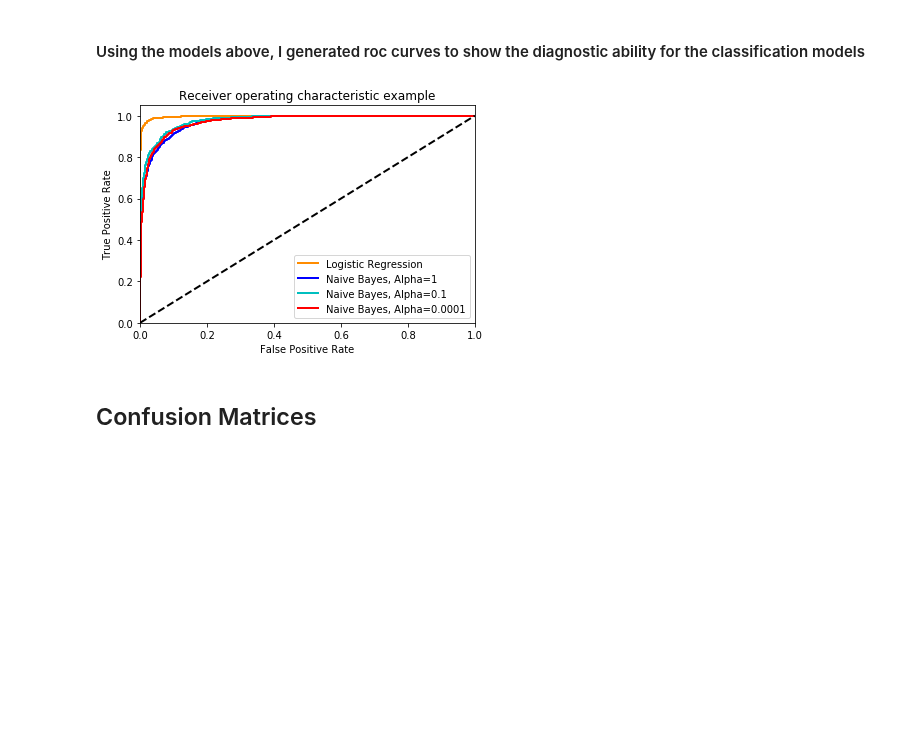
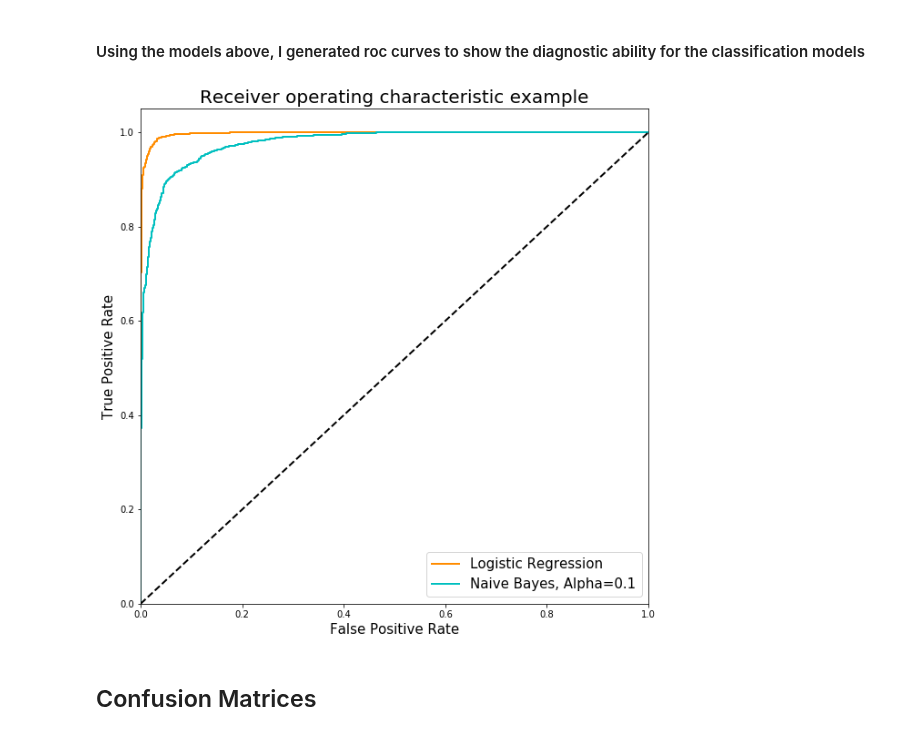
Before and after one commit to johncpolitte/News_or_Satire, a Jupyter notebook: Fresh_notebook_for_cleaning.ipynb, the cells around one changed output. Saved outputs shown, nothing was run; the diff lists cells and outputs as text; code cells hidden in the pictures; blank space fills up the shorter version.

```diff
--- a/Fresh_notebook_for_cleaning.ipynb
+++ b/Fresh_notebook_for_cleaning.ipynb
@@ -130,8 +147,8 @@ print(grid_search_tune.best_estimator_)
 # %% [markdown]
 #### Here I vectorize the the articles using tfidf. A minimum term frequency of 3 and a maximum term frequency of 95% are used. The TfidfVectorizer also normalizes the tfidf. The training data is fit and transformed to the vectorizer to create X_train. The testing data is transformed into X_test
 # %%
-vect = TfidfVectorizer(tokenizer=main_tokenize, max_df=.9)
-# tune min_df and use max_df
+# Grid Search returnded max_df = .9, and min_df = 10
+vect = TfidfVectorizer(tokenizer=main_tokenize, max_df=.9, min_df = 10)
 X_train = vect.fit_transform(docs_train)
 X_test = vect.transform(docs_test)
 # %% [markdown]
@@ -155,14 +176,8 @@ model_performance_score(log_reg, X_test, y_test)
 # %% [markdown]
 ### Naive Bayes Model
 # %%
-#grid search for alpha
+#grid search returned an alpha of 0.01
 
-na_ba_1 = MultinomialNB(alpha=1)
-na_ba_1.fit(X_train, y_train)
-
-na_ba = MultinomialNB(alpha=.1)
+na_ba = MultinomialNB(alpha=.01)
 na_ba.fit(X_train, y_train)
-
-na_ba_0 = MultinomialNB(alpha=.0001)
-na_ba_0.fit(X_train, y_train)
 # %% [output]
@@ -188,34 +199,28 @@ model_performance_score(na_ba_0, X_test, y_test)
 # %%
 roc_log_reg  = roc_curve(y_test, log_reg.predict_proba(X_test)[:,1], pos_label=1)
 
-roc_na_ba_1  = roc_curve(y_test, na_ba_1.predict_proba(X_test)[:,1], pos_label=1)
 roc_na_ba  = roc_curve(y_test, na_ba.predict_proba(X_test)[:,1], pos_label=1)
-roc_na_ba_0  = roc_curve(y_test, na_ba_0.predict_proba(X_test)[:,1], pos_label=1)
 
-
-plt.figure()
+plt.figure(figsize=(10,10))
 lw = 2
 plt.plot(roc_log_reg[0], roc_log_reg[1], color='darkorange',
          lw=lw, label='Logistic Regression')
 
-plt.plot(roc_na_ba_1[0], roc_na_ba_1[1], color='b',
-         lw=lw, label='Naive Bayes, Alpha=1')
 plt.plot(roc_na_ba[0], roc_na_ba[1], color='c',
          lw=lw, label='Naive Bayes, Alpha=0.1')
-plt.plot(roc_na_ba_0[0], roc_na_ba_0[1], color='r',
-         lw=lw, label='Naive Bayes, Alpha=0.0001')
+
 
 
 plt.plot([0, 1], [0, 1], color='black', lw=lw, linestyle='--')
 plt.xlim([0.0, 1.0])
 plt.ylim([0.0, 1.05])
-plt.xlabel('False Positive Rate')
-plt.ylabel('True Positive Rate')
-plt.title('Receiver operating characteristic example')
-plt.legend(loc="lower right")
+plt.xlabel('False Positive Rate', fontsize=15)
+plt.ylabel('True Positive Rate', fontsize=15)
+plt.title('Receiver operating characteristic example', fontsize=20)
+plt.legend(loc="lower right", fontsize=15)
 plt.show()
 # %% [output]
-[figure, old version]
+[figure, new version]
 # %% [markdown]
 ## Confusion Matrices
 # %% [markdown]
```
Also changed, not shown: parts of 43 cells of this notebook, 1 other file.
